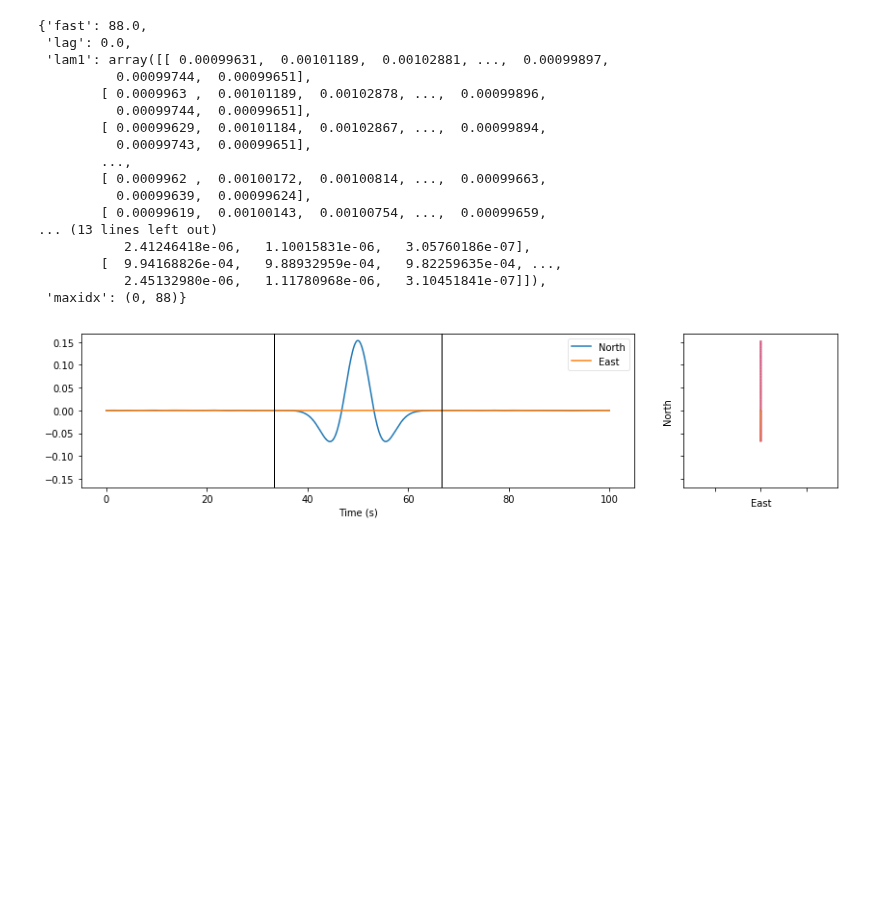
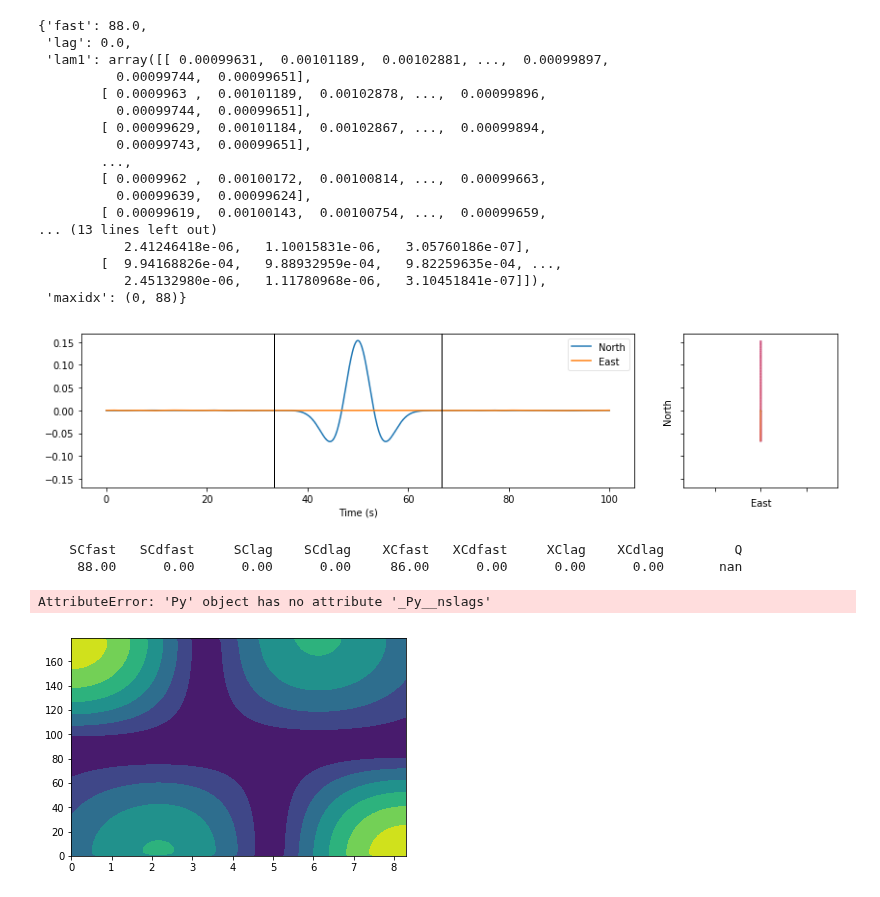
Before and after one commit to JackWalpole/splitwavepy, a Jupyter notebook: devel/Plotting.ipynb, the cells around one changed output. Saved outputs shown, nothing was run; the diff lists cells and outputs as text; code cells hidden in the pictures; blank space fills up the shorter version.

Commit message:
Attempting to get plotting working.

```diff
--- a/devel/Plotting.ipynb
+++ b/devel/Plotting.ipynb
@@ -79,3 +79,34 @@ bc = b._data.copy()
 bc.unsplit(10,0).plot()
 # %% [output]
 [figure]
+# %%
+b = a.Py()
+# %%
+b.report()
+# %% [output]
+    SCfast   SCdfast     SClag    SCdlag    XCfast   XCdfast     XClag    XCdlag         Q
+     88.00      0.00      0.00      0.00     86.00      0.00      0.00      0.00       nan
+# %%
+cov = sw.core.core.gridcovfreq(a.x, a.y, b._ndegs, 83)
+# %%
+b._grid
+# %% [output]
+AttributeError: 'Py' object has no attribute '_Py__nslags'
+# %%
+def covfreq_reshape(cov):
+    """Reshape a covariance map output using the Fourier method to match the standard."""
+    shp = cov.shape
+    mid = int((shp[0]-1)/2)
+    neg = np.flip(cov[:mid+1,:,:,:], 1)
+#     neg = cov[:mid+1,:,:,:]
+    pos = cov[mid:,:,:,:]
+    return np.concatenate((neg, pos), axis=1)
+# %%
+covrs = covfreq_reshape(cov)
+# %%
+dd, ll = b._grid
+rho = np.abs(sw.core.core.covmap2rho(covrs))
+plt.contourf(ll, dd, rho)
+plt.show()
+# %% [output]
+[figure, added]
```
Also changed, not shown: parts of 14 cells of this notebook, 3 other files.
